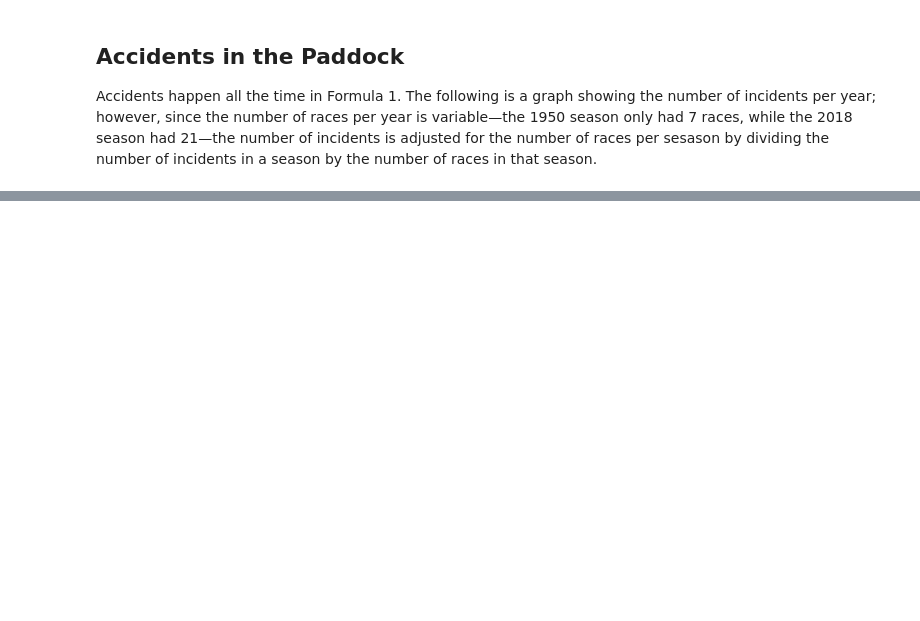
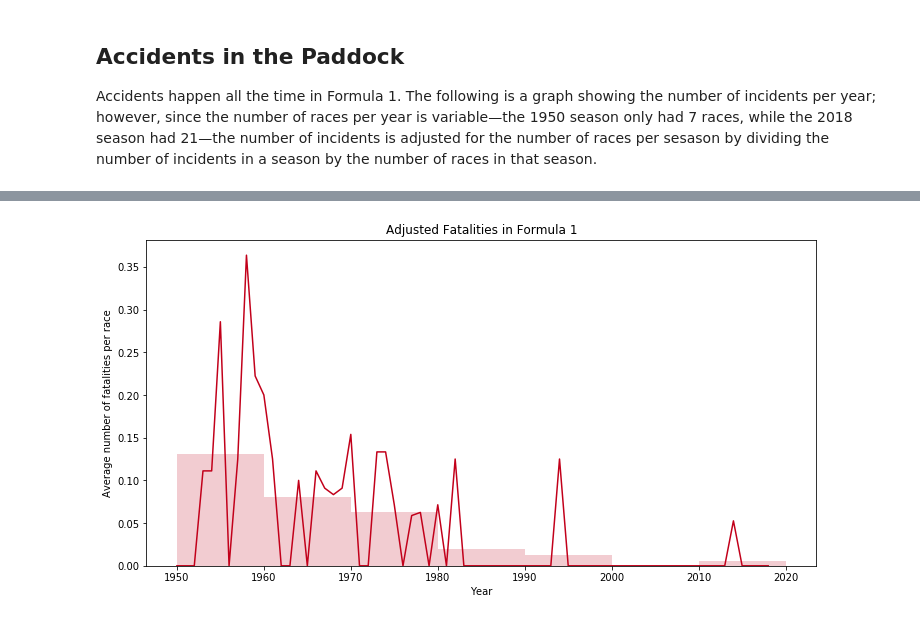
Before and after one commit to kjchu09/kjchu09.github.io, a Jupyter notebook: index.ipynb, the cells around one changed output, grey strips where cells are left out. Drawn from its saved outputs; the diff is of its cells as text; code cells hidden in the pictures; blank space fills up the shorter version.

```diff
--- a/index.ipynb
+++ b/index.ipynb
@@ -367,0 +415,63 @@ pandasql.sqldf("""
+# %%
+color = (0.76, 0, 0.1)
+
+figure = matplotlib.pyplot.figure(None, (12, 6))
+
+plot = figure.subplots()
+plot.set_title("Adjusted Fatalities in Formula 1")
+plot.set_xlabel("Year")
+plot.set_ylabel("Average number of fatalities per race")
+
+dataChart = pandasql.sqldf("""
+    WITH
+        racesAnnual AS (
+            SELECT year, COUNT(*) countRaces
+            FROM races
+            GROUP BY year
+        ),
+        fatalitiesAnnual AS (
+            SELECT year, COUNT(*) countFatalities
+            FROM
+                fatalities JOIN
+                races ON fatalities.urlEvent = races.url
+            GROUP BY year
+        )
+    SELECT
+        racesAnnual.year,
+        countRaces,
+        IFNULL(countFatalities, 0) countFatalities,
+        (IFNULL(countFatalities, 0) * 1.0) / countRaces fatalitiesPerRace
+    FROM
+        racesAnnual LEFT JOIN
+        fatalitiesAnnual ON racesAnnual.year = fatalitiesAnnual.year
+""", globals())
+
+dataHistogram = pandasql.sqldf("""
+    SELECT
+        year / 10 * 10 decade,
+        (SUM(countFatalities) * 1.0) / SUM(countRaces) fatalitiesPerRace
+    FROM dataChart
+    GROUP BY year / 10 * 10
+""", globals())
+
+valuesChart = {}
+valuesHistogram = {}
+
+for index, row in dataChart.iterrows():
+    valuesChart[row["year"]] = row["fatalitiesPerRace"]
+
+for index, row in dataHistogram.iterrows():
+    valuesHistogram[row["decade"]] = row["fatalitiesPerRace"]
+
+plot.plot(list(valuesChart.keys()), list(valuesChart.values()), color = color)
+
+plot.hist(
+    list(valuesHistogram.keys()),
+    [1950, 1960, 1970, 1980, 1990, 2000, 2010, 2020],
+    weights = list(valuesHistogram.values()),
+    color = (color[0], color[1], color[2], 0.2)
+)
+
+pass
+# %% [output]
+[figure, added]
```
Also changed, not shown: parts of 25 cells of this notebook, 1 other file.
